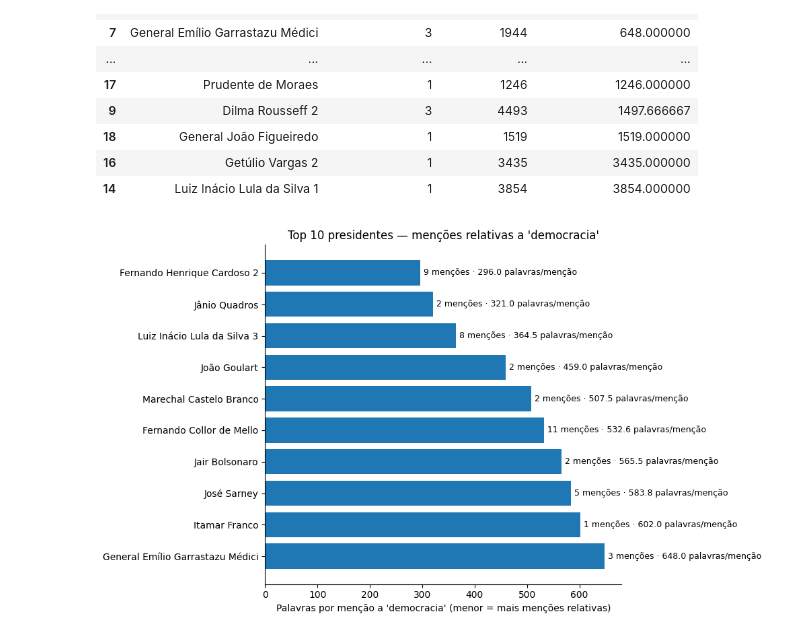
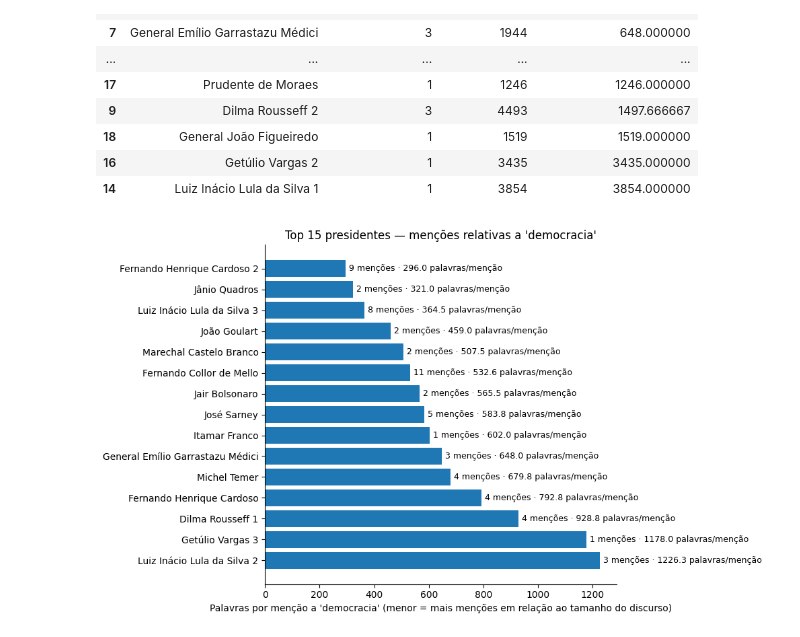
Before and after one commit to PhysicTeacherCode/Brazil-President-s-Speeches-Analysis, a Jupyter notebook: notebooks/01-exploratory.ipynb, the cells around one changed output. Saved outputs shown, nothing was run; the diff lists cells and outputs as text; code cells hidden in the pictures.

Commit message:
Update plot label and execution metadata in notebook
Refines the x-axis label in the exploratory notebook for clarity regarding relative mentions, and updates cell execution metadata timestamps.

```diff
--- a/notebooks/01-exploratory.ipynb
+++ b/notebooks/01-exploratory.ipynb
@@ -316,7 +316,7 @@ def plot_relativo(df, palavra):
     ax.set_yticklabels(df['presidente'])
     ax.invert_yaxis()
 
-    ax.set_xlabel(f"Palavras por menção a '{palavra}' (menor = mais menções relativas)")
+    ax.set_xlabel(f"Palavras por menção a '{palavra}' (menor = mais menções em relação ao tamanho do discurso)")
     ax.set_title(f"Top {len(df)} presidentes — menções relativas a '{palavra}'")
 
     # anotações
@@ -386,6 +386,6 @@ df_democracia.head(20)
 | 16 | Getúlio Vargas 2 | 1 | 3435 | 3435.000000 |
 | 14 | Luiz Inácio Lula da Silva 1 | 1 | 3854 | 3854.000000 |
 # %%
-plot_relativo(df_democracia[:10], "democracia")
+plot_relativo(df_democracia[:15], "democracia")
 # %% [output]
-[figure, old version]
+[figure, new version]
```
Also changed, not shown: parts of 1 cell of this notebook, 1 other file.
